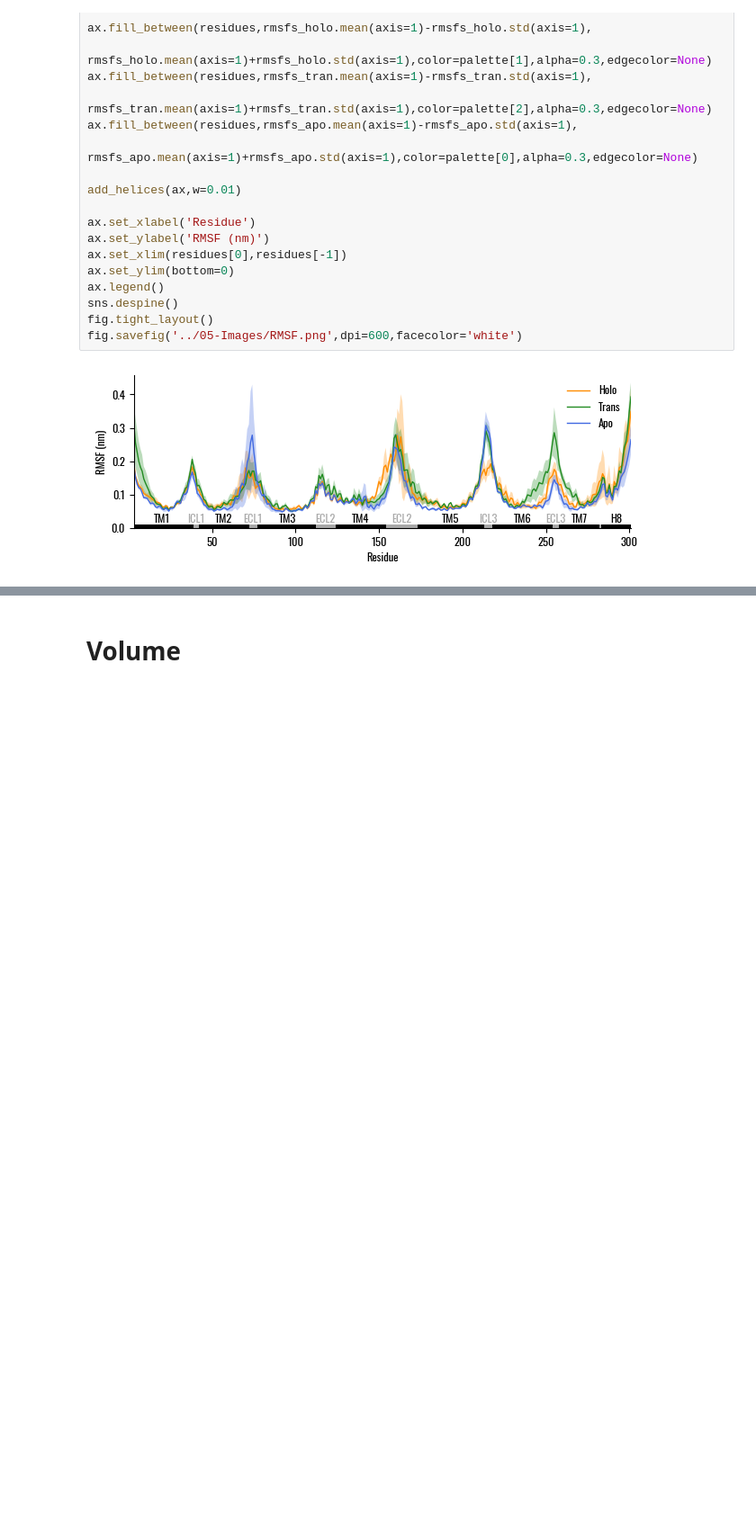
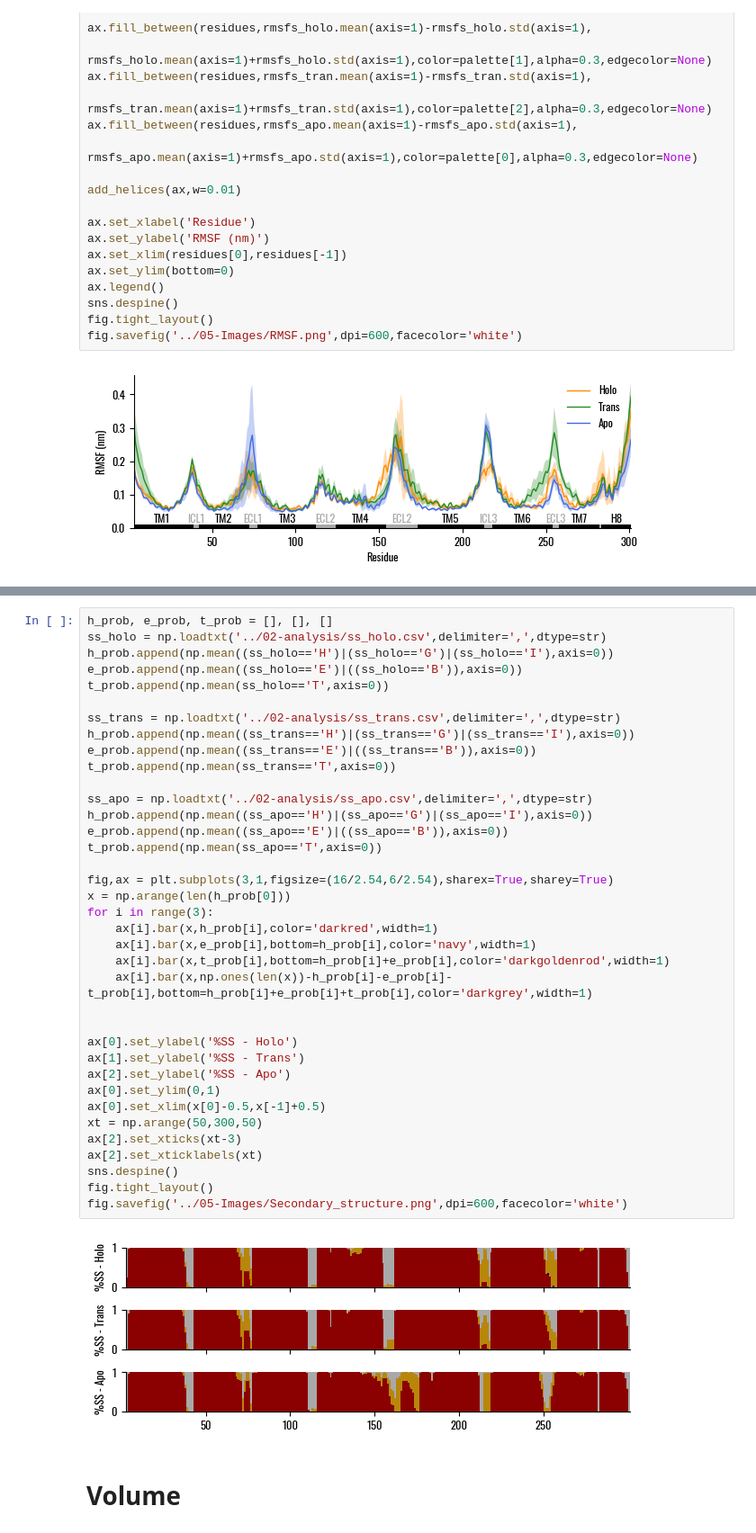
Before and after one commit to lorenzopallante/TAS2R46, a Jupyter notebook: Conformational_analysis.ipynb, the cells around one changed output, grey strips where cells are left out. Shown at 90% size. Saved outputs shown, nothing was run; the diff lists cells and outputs as text; blank space fills up the shorter version.

```diff
--- a/Conformational_analysis.ipynb
+++ b/Conformational_analysis.ipynb
@@ -131,3 +181,42 @@ fig.savefig('../05-Images/RMSF.png',dpi=600,facecolor='white')
+# %%
+h_prob, e_prob, t_prob = [], [], []
+ss_holo = np.loadtxt('../02-analysis/ss_holo.csv',delimiter=',',dtype=str)
+h_prob.append(np.mean((ss_holo=='H')|(ss_holo=='G')|(ss_holo=='I'),axis=0))
+e_prob.append(np.mean((ss_holo=='E')|((ss_holo=='B')),axis=0))
+t_prob.append(np.mean(ss_holo=='T',axis=0))
+
+ss_trans = np.loadtxt('../02-analysis/ss_trans.csv',delimiter=',',dtype=str)
+h_prob.append(np.mean((ss_trans=='H')|(ss_trans=='G')|(ss_trans=='I'),axis=0))
+e_prob.append(np.mean((ss_trans=='E')|((ss_trans=='B')),axis=0))
+t_prob.append(np.mean(ss_trans=='T',axis=0))
+
+ss_apo = np.loadtxt('../02-analysis/ss_apo.csv',delimiter=',',dtype=str)
+h_prob.append(np.mean((ss_apo=='H')|(ss_apo=='G')|(ss_apo=='I'),axis=0))
+e_prob.append(np.mean((ss_apo=='E')|((ss_apo=='B')),axis=0))
+t_prob.append(np.mean(ss_apo=='T',axis=0))
+
+fig,ax = plt.subplots(3,1,figsize=(16/2.54,6/2.54),sharex=True,sharey=True)
+x = np.arange(len(h_prob[0]))
+for i in range(3):
+    ax[i].bar(x,h_prob[i],color='darkred',width=1)
+    ax[i].bar(x,e_prob[i],bottom=h_prob[i],color='navy',width=1)
+    ax[i].bar(x,t_prob[i],bottom=h_prob[i]+e_prob[i],color='darkgoldenrod',width=1)
+    ax[i].bar(x,np.ones(len(x))-h_prob[i]-e_prob[i]-t_prob[i],bottom=h_prob[i]+e_prob[i]+t_prob[i],color='darkgrey',width=1)
+
+
+ax[0].set_ylabel('%SS - Holo')
+ax[1].set_ylabel('%SS - Trans')
+ax[2].set_ylabel('%SS - Apo')
+ax[0].set_ylim(0,1)
+ax[0].set_xlim(x[0]-0.5,x[-1]+0.5)
+xt = np.arange(50,300,50)
+ax[2].set_xticks(xt-3)
+ax[2].set_xticklabels(xt)
+sns.despine()
+fig.tight_layout()
+fig.savefig('../05-Images/Secondary_structure.png',dpi=600,facecolor='white')
+# %% [output]
+[figure, added]
 # %% [markdown]
 # Volume
 # %%
```
Also changed, not shown: parts of 3 cells of this notebook.
